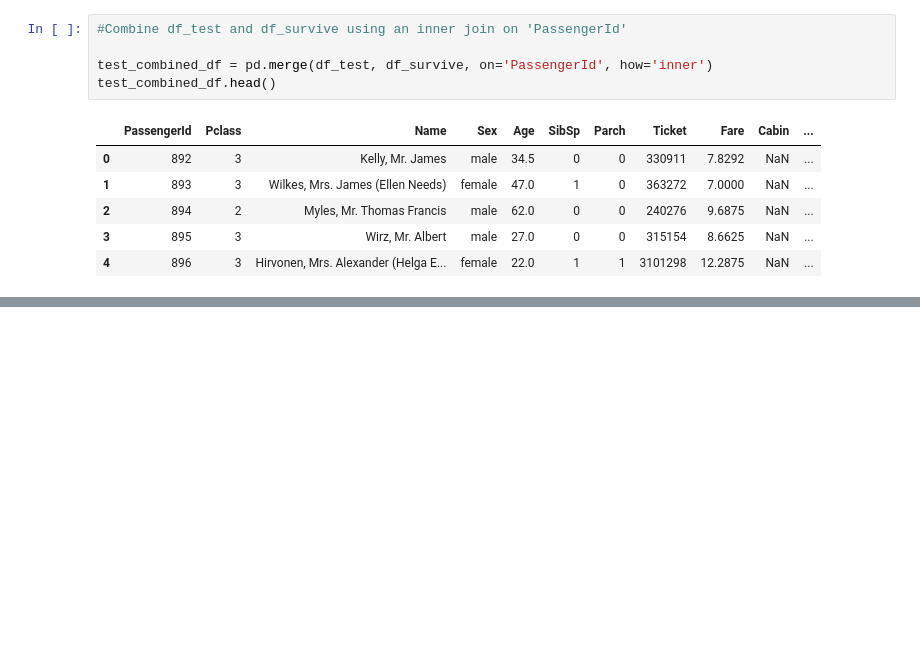
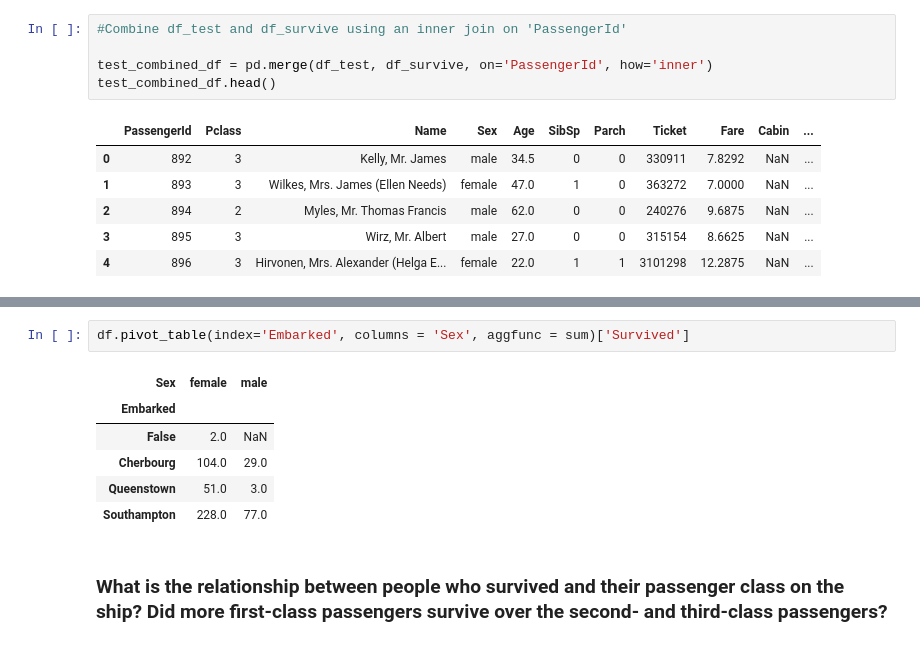
Before and after one commit to grantaguinaldo/kaggle-titanic, a Jupyter notebook: Titanic Analysis .ipynb, the cells around one changed output, grey strips where cells are left out. Drawn from its saved outputs; the diff is of its cells as text; blank space fills up the shorter version.

```diff
--- a/Titanic Analysis .ipynb
+++ b/Titanic Analysis .ipynb
@@ -43,0 +245,11 @@ df_combined.head()
+# %%
+df.pivot_table(index='Embarked', columns = 'Sex', aggfunc = sum)['Survived']
+# %% [output]
+| Sex | female | male |
+| Embarked |  |  |
+| False | 2.0 | NaN |
+| Cherbourg | 104.0 | 29.0 |
+| Queenstown | 51.0 | 3.0 |
+| Southampton | 228.0 | 77.0 |
+# %% [markdown]
+### What is the relationship between people who survived and their passenger class on the ship? Did more first-class passengers survive over the second- and third-class passengers?
```
Also changed, not shown: parts of 48 cells of this notebook.
